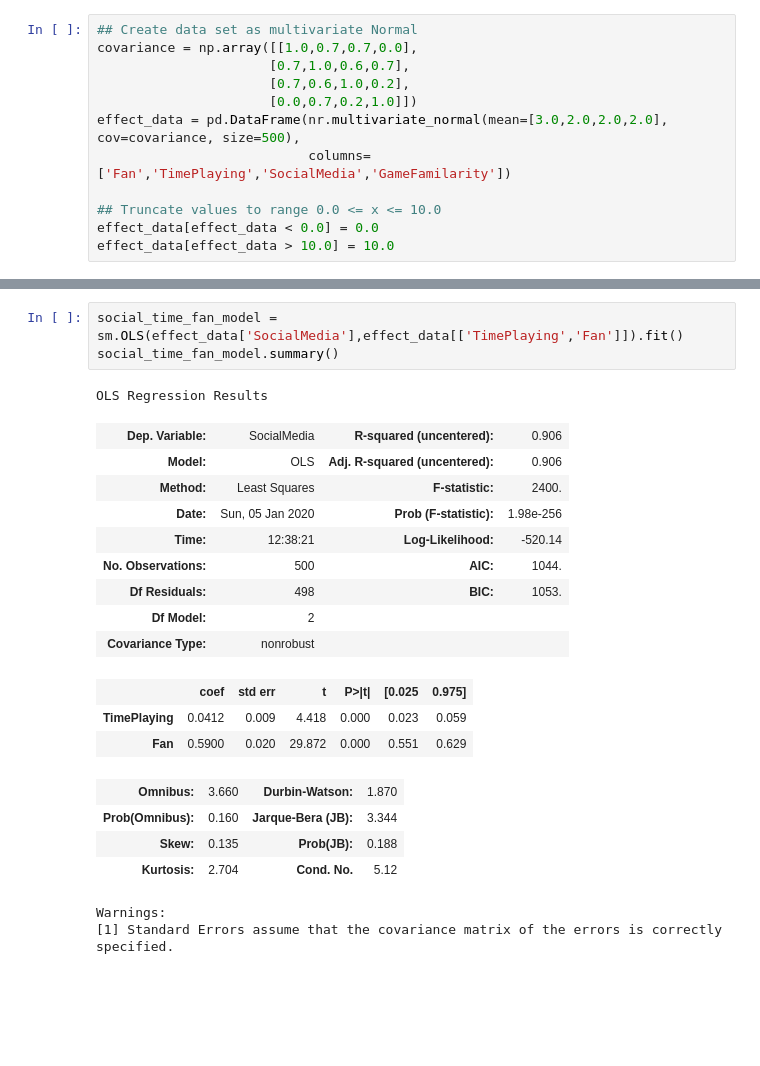
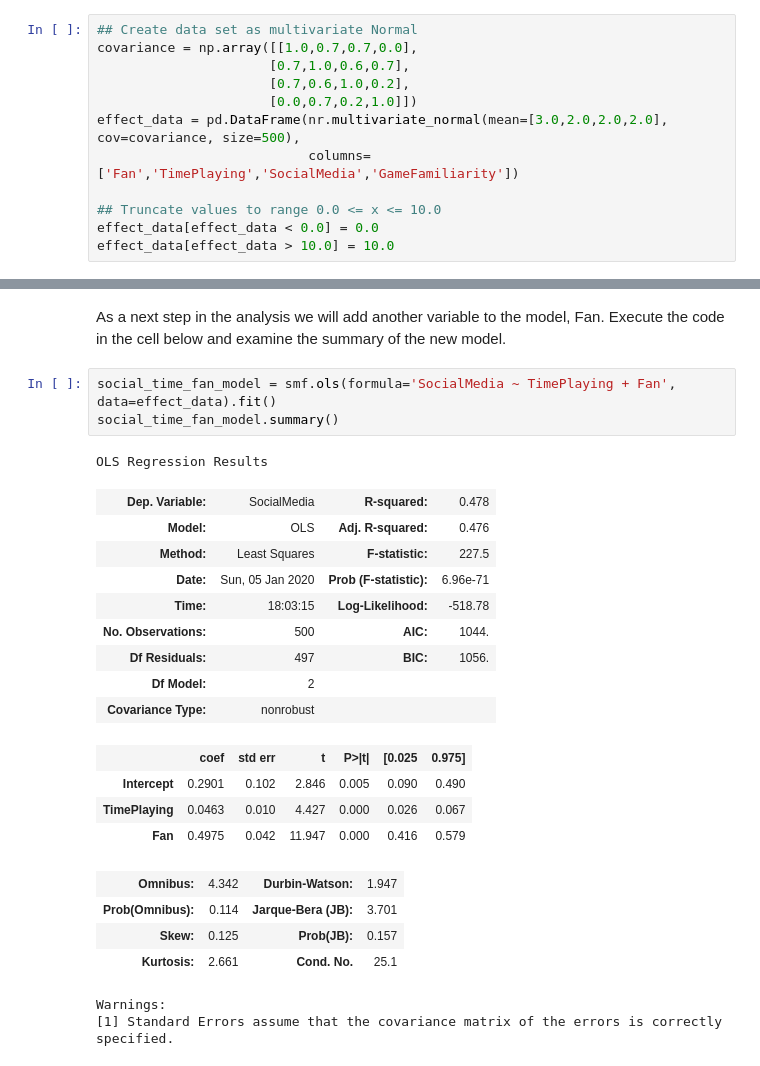
Before and after one commit to StephenElston/StatisticalMethodsForDataScience, a Jupyter notebook: ThinkingLikeAScientist/SocialMediaExample.ipynb, the cells around one changed output, grey strips where cells are left out. Cells and saved outputs as stored; diff of their text form; blank space fills up the shorter version.

Commit message:
Updated OLS models and narative text

```diff
--- a/ThinkingLikeAScientist/SocialMediaExample.ipynb
+++ b/ThinkingLikeAScientist/SocialMediaExample.ipynb
@@ -16,7 +25,7 @@ covariance = np.array([[1.0,0.7,0.7,0.0],
                       [0.7,0.6,1.0,0.2],
                       [0.0,0.7,0.2,1.0]])
 effect_data = pd.DataFrame(nr.multivariate_normal(mean=[3.0,2.0,2.0,2.0], cov=covariance, size=500),
-                           columns=['Fan','TimePlaying','SocialMedia','GameFamilarity'])
+                           columns=['Fan','TimePlaying','SocialMedia','GameFamiliarity'])
 
 ## Truncate values to range 0.0 <= x <= 10.0
 effect_data[effect_data < 0.0] = 0.0
@@ -72,23 +117,26 @@ Warnings:
+# %% [markdown]
+As a next step in the analysis we will add another variable to the model, Fan. Execute the code in the cell below and examine the summary of the new model.
 # %%
-social_time_fan_model = sm.OLS(effect_data['SocialMedia'],effect_data[['TimePlaying','Fan']]).fit()
+social_time_fan_model = smf.ols(formula='SocialMedia ~ TimePlaying + Fan', data=effect_data).fit()
 social_time_fan_model.summary()
 # %% [output]
 OLS Regression Results
-| Dep. Variable: | SocialMedia | R-squared (uncentered): | 0.906 |
-| Model: | OLS | Adj. R-squared (uncentered): | 0.906 |
-| Method: | Least Squares | F-statistic: | 2400. |
-| Date: | Sun, 05 Jan 2020 | Prob (F-statistic): | 1.98e-256 |
-| Time: | 12:38:21 | Log-Likelihood: | -520.14 |
+| Dep. Variable: | SocialMedia | R-squared: | 0.478 |
+| Model: | OLS | Adj. R-squared: | 0.476 |
+| Method: | Least Squares | F-statistic: | 227.5 |
+| Date: | Sun, 05 Jan 2020 | Prob (F-statistic): | 6.96e-71 |
+| Time: | 18:03:15 | Log-Likelihood: | -518.78 |
 | No. Observations: | 500 | AIC: | 1044. |
-| Df Residuals: | 498 | BIC: | 1053. |
+| Df Residuals: | 497 | BIC: | 1056. |
 | Df Model: | 2 |  |  |
 | Covariance Type: | nonrobust |  |  |
 |  | coef | std err | t | P>|t| | [0.025 | 0.975] |
-| TimePlaying | 0.0412 | 0.009 | 4.418 | 0.000 | 0.023 | 0.059 |
-| Fan | 0.5900 | 0.020 | 29.872 | 0.000 | 0.551 | 0.629 |
+| Intercept | 0.2901 | 0.102 | 2.846 | 0.005 | 0.090 | 0.490 |
+| TimePlaying | 0.0463 | 0.010 | 4.427 | 0.000 | 0.026 | 0.067 |
+| Fan | 0.4975 | 0.042 | 11.947 | 0.000 | 0.416 | 0.579 |
-| Omnibus: | 3.660 | Durbin-Watson: | 1.870 |
-| Prob(Omnibus): | 0.160 | Jarque-Bera (JB): | 3.344 |
-| Skew: | 0.135 | Prob(JB): | 0.188 |
-| Kurtosis: | 2.704 | Cond. No. | 5.12 |
+| Omnibus: | 4.342 | Durbin-Watson: | 1.947 |
+| Prob(Omnibus): | 0.114 | Jarque-Bera (JB): | 3.701 |
+| Skew: | 0.125 | Prob(JB): | 0.157 |
+| Kurtosis: | 2.661 | Cond. No. | 25.1 |
 Warnings:
 [1] Standard Errors assume that the covariance matrix of the errors is correctly specified.
```
Also changed, not shown: parts of 16 cells of this notebook.
